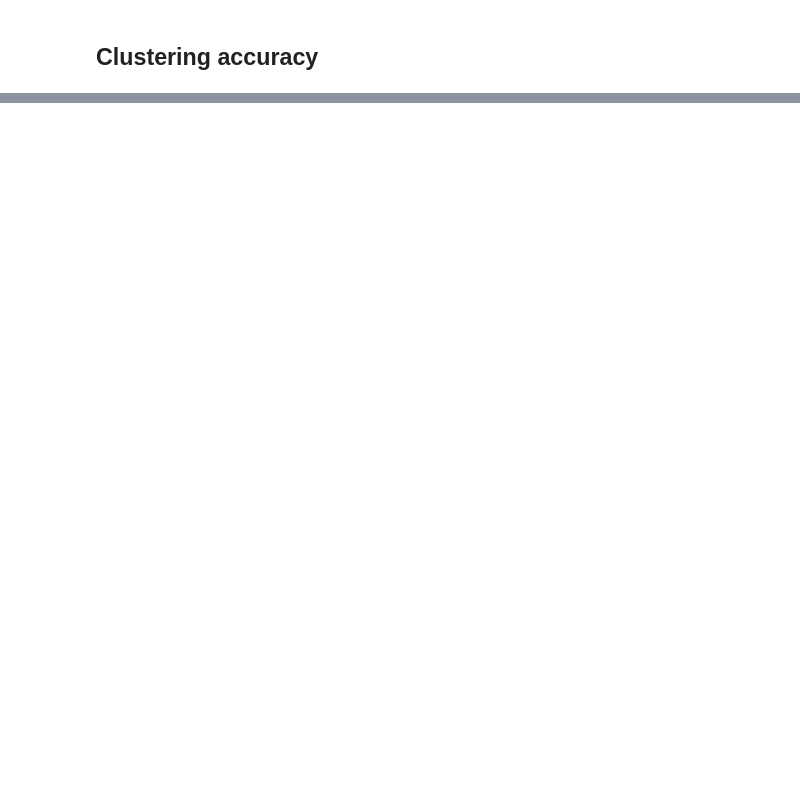
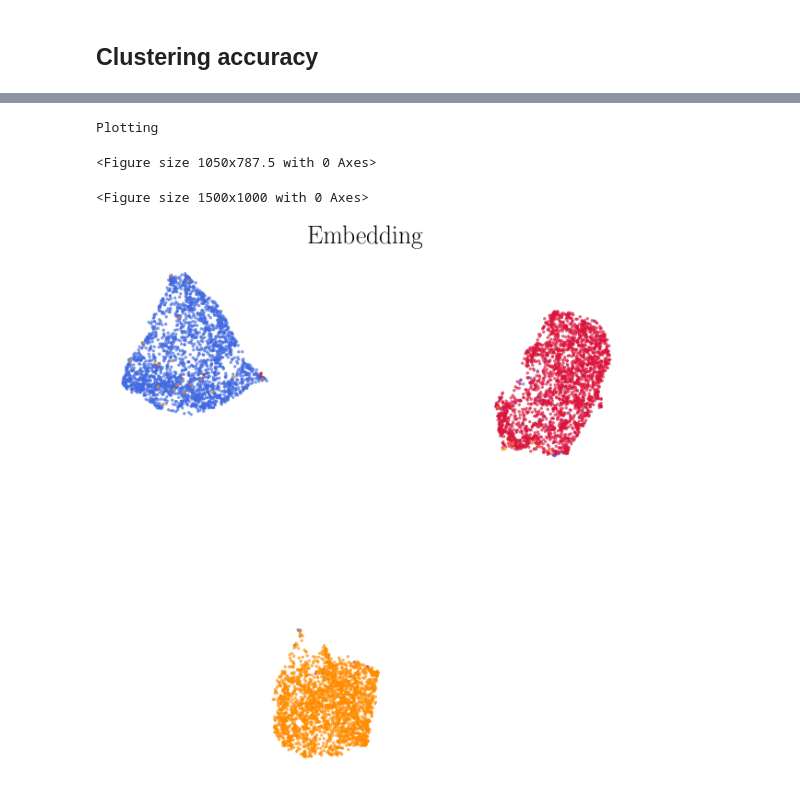
Before and after one commit to Koketsoc137/spectra_for_features, a Jupyter notebook: Model_TPCF_scores.ipynb, the cells around one changed output, grey strips where cells are left out. Saved outputs shown, nothing was run; the diff lists cells and outputs as text; code cells hidden in the pictures; blank space fills up the shorter version.

```diff
--- a/Model_TPCF_scores.ipynb
+++ b/Model_TPCF_scores.ipynb
@@ -100,0 +169,10 @@ print(f"Clustering Accuracy: {accuracy:.2f}")  #
+# %%
+#pred = test.kmeans(imnet_rep, n_clusters = 3)
+#umap_c  =viz.umap(zoobot_rep_c)
+
+viz.shade(umap_cs,zoobot_label_c, numof_class=3)
+# %% [output]
+Plotting
+<Figure size 1050x787.5 with 0 Axes>
+<Figure size 1500x1000 with 0 Axes>
+[figure, added]
```
Also changed, not shown: parts of 19 cells of this notebook, 3 other files.
